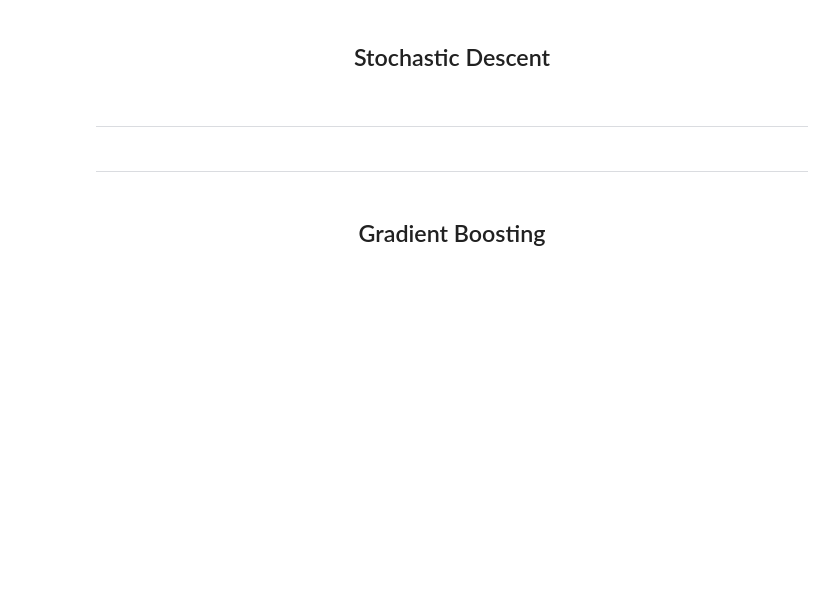
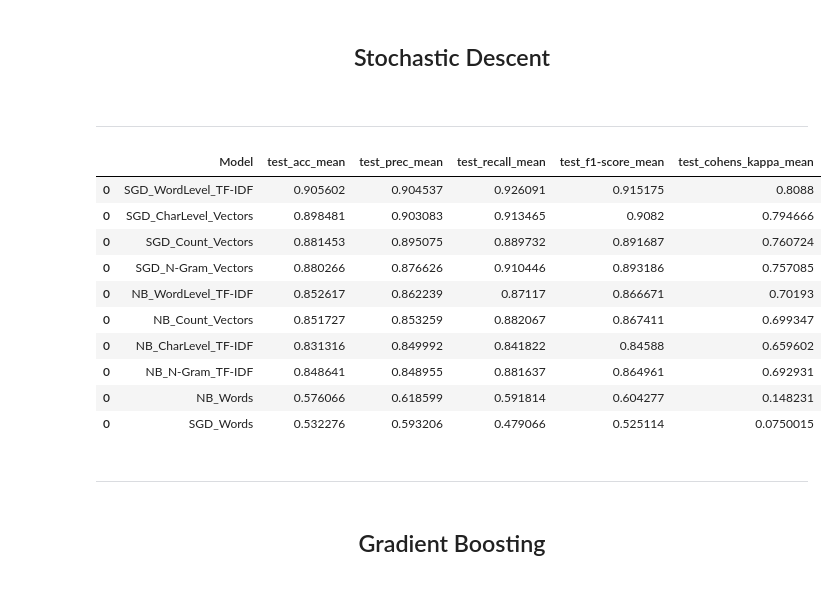
Before and after one commit to Christophe-pere/Text-classification, a Jupyter notebook: model_selection/Text_Classification_Compare_Models.ipynb, the cells around one changed output. Drawn from its saved outputs; the diff is of its cells as text; code cells hidden in the pictures; blank space fills up the shorter version.

Commit message:
robust selection model

```diff
--- a/model_selection/Text_Classification_Compare_Models.ipynb
+++ b/model_selection/Text_Classification_Compare_Models.ipynb
@@ -107,7 +98,7 @@ Welcome in the preprocessing
 # %%
 save_results           = True
 lang                   = False
-sample                 = True
+sample                 = False
 multinomial_naive_bayes= True
 logistic_regression    = True
 svm_model              = False
@@ -546,6 +525,20 @@ if sgd:
     df_results = df_results.append(report(SGDClassifier(loss='modified_huber', max_iter=1000, tol=1e-3,   n_iter_no_change=10, early_stopping=True, n_jobs=-1 ), xtrain_tfidf_ngram,train_y, name='SGD_N-Gram_Vectors', cv=5, dict_scoring=score_metrics))
     df_results = df_results.append(report(SGDClassifier(loss='modified_huber', max_iter=1000, tol=1e-3,   n_iter_no_change=10, early_stopping=True, n_jobs=-1 ), xtrain_tfidf_ngram_chars,train_y, name='SGD_CharLevel_Vectors', cv=5, dict_scoring=score_metrics))
     df_results = df_results.append(report(SGDClassifier(loss='modified_huber', max_iter=1000, tol=1e-3,   n_iter_no_change=10, early_stopping=True, n_jobs=-1 ), train_seq_x,train_y, name='SGD_Words', cv=5, dict_scoring=score_metrics))
+# %%
+df_results[["Model","test_acc_mean", "test_prec_mean", "test_recall_mean", "test_f1-score_mean", "test_cohens_kappa_mean"]].sort_values(by=["test_prec_mean"], ascending=False)
+# %% [output]
+|  | Model | test_acc_mean | test_prec_mean | test_recall_mean | test_f1-score_mean | test_cohens_kappa_mean |
+| 0 | SGD_WordLevel_TF-IDF | 0.905602 | 0.904537 | 0.926091 | 0.915175 | 0.8088 |
+| 0 | SGD_CharLevel_Vectors | 0.898481 | 0.903083 | 0.913465 | 0.9082 | 0.794666 |
+| 0 | SGD_Count_Vectors | 0.881453 | 0.895075 | 0.889732 | 0.891687 | 0.760724 |
+| 0 | SGD_N-Gram_Vectors | 0.880266 | 0.876626 | 0.910446 | 0.893186 | 0.757085 |
+| 0 | NB_WordLevel_TF-IDF | 0.852617 | 0.862239 | 0.87117 | 0.866671 | 0.70193 |
+| 0 | NB_Count_Vectors | 0.851727 | 0.853259 | 0.882067 | 0.867411 | 0.699347 |
+| 0 | NB_CharLevel_TF-IDF | 0.831316 | 0.849992 | 0.841822 | 0.84588 | 0.659602 |
+| 0 | NB_N-Gram_TF-IDF | 0.848641 | 0.848955 | 0.881637 | 0.864961 | 0.692931 |
+| 0 | NB_Words | 0.576066 | 0.618599 | 0.591814 | 0.604277 | 0.148231 |
+| 0 | SGD_Words | 0.532276 | 0.593206 | 0.479066 | 0.525114 | 0.0750015 |
 # %% [markdown]
 ---
 # %% [markdown]
```
Also changed, not shown: parts of 9 cells of this notebook.
